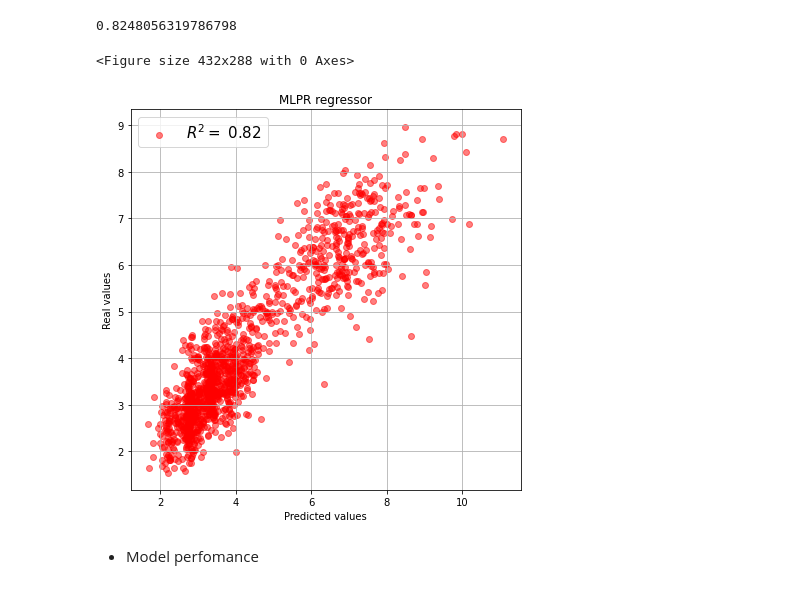
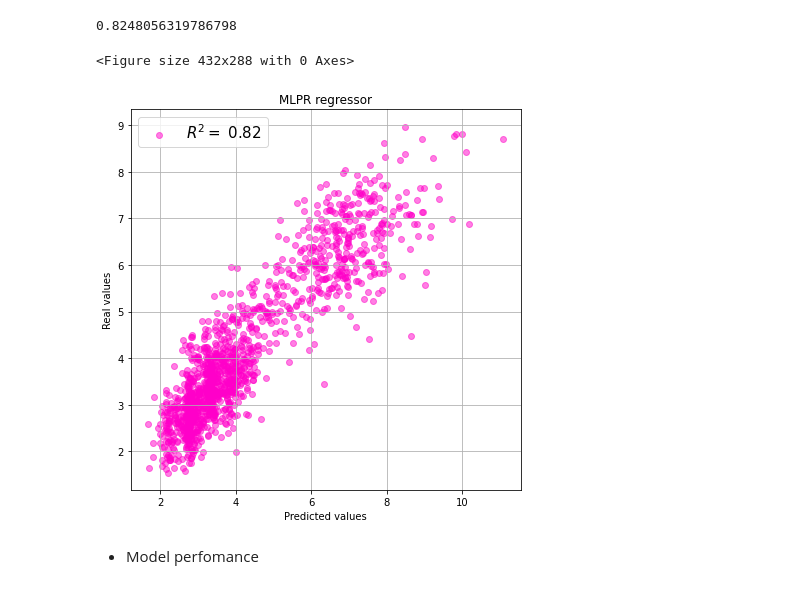
Before and after one commit to matias-dogliani/energybuild, a Jupyter notebook: Training_Testing_model.ipynb, the cells around one changed output. Saved outputs shown, nothing was run; the diff lists cells and outputs as text; code cells hidden in the pictures.

```diff
--- a/Training_Testing_model.ipynb
+++ b/Training_Testing_model.ipynb
@@ -219,18 +219,18 @@ print(r2)
 # %%
 plt.figure()
 plt.figure(figsize=(7, 7))
 plt.grid()
 plt.scatter(y_test,predictions,alpha=0.5
-        ,color='red',label=r'$R^2 = $ {:.2f}'.format(r2))
+        ,color='#ff00c9',label=r'$R^2 = $ {:.2f}'.format(r2))
 plt.title("MLPR regressor")
 plt.ylabel("Real values")
 plt.xlabel("Predicted values")
 plt.legend(prop={'size': 15})
 plt.savefig("./Imgs/MLPR_regressor_model.png",transparent=True)
 plt.show()
 # %% [output]
 <Figure size 432x288 with 0 Axes>
-[figure, old version]
+[figure, new version]
 # %% [markdown]
 * Model perfomance
 # %% [markdown]
```
Also changed, not shown: parts of 7 cells of this notebook, 1 other file.
